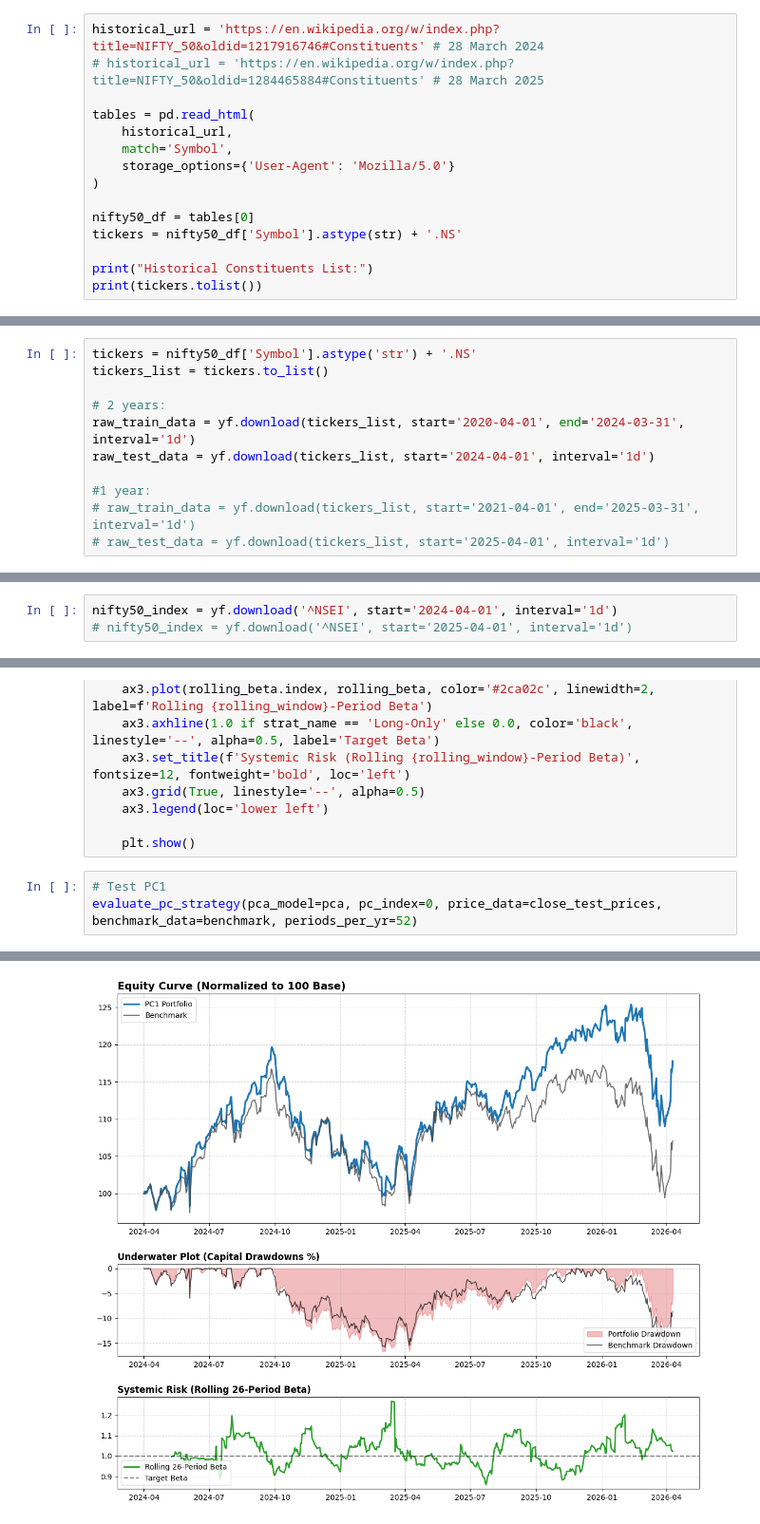
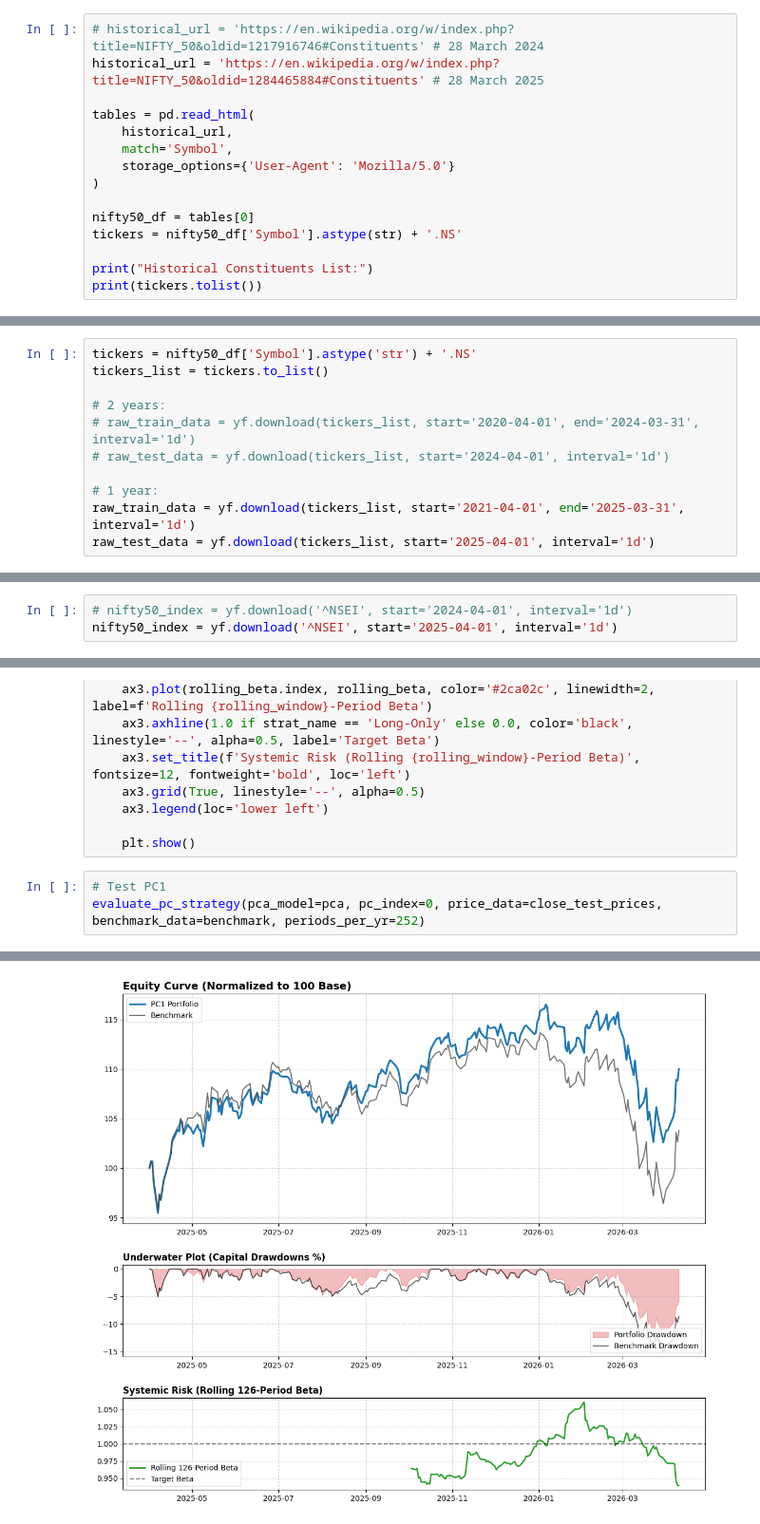
Before and after one commit to Abhisek-Gupta/eigenPortfolio, a Jupyter notebook: nifty50_5y_1d/nifty50_1d_simulation.ipynb, the cells around one changed output, grey strips where cells are left out. Shown at 95% size. Drawn from its saved outputs; the diff is of its cells as text.

```diff
--- a/nifty50_5y_1d/nifty50_1d_simulation.ipynb
+++ b/nifty50_5y_1d/nifty50_1d_simulation.ipynb
@@ -10,8 +10,8 @@ import requests
 import io
 from sklearn.model_selection import train_test_split
 # %%
-historical_url = 'https://en.wikipedia.org/w/index.php?title=NIFTY_50&oldid=1217916746#Constituents' # 28 March 2024
-# historical_url = 'https://en.wikipedia.org/w/index.php?title=NIFTY_50&oldid=1284465884#Constituents' # 28 March 2025
+# historical_url = 'https://en.wikipedia.org/w/index.php?title=NIFTY_50&oldid=1217916746#Constituents' # 28 March 2024
+historical_url = 'https://en.wikipedia.org/w/index.php?title=NIFTY_50&oldid=1284465884#Constituents' # 28 March 2025
 
 tables = pd.read_html(
     historical_url,
@@ -32,10 +32,10 @@ tickers = nifty50_df['Symbol'].astype('str') + '.NS'
 tickers_list = tickers.to_list()
 
 # 2 years:
-raw_train_data = yf.download(tickers_list, start='2020-04-01', end='2024-03-31', interval='1d')
-raw_test_data = yf.download(tickers_list, start='2024-04-01', interval='1d')
+# raw_train_data = yf.download(tickers_list, start='2020-04-01', end='2024-03-31', interval='1d')
+# raw_test_data = yf.download(tickers_list, start='2024-04-01', interval='1d')
 
-#1 year:
-# raw_train_data = yf.download(tickers_list, start='2021-04-01', end='2025-03-31', interval='1d')
-# raw_test_data = yf.download(tickers_list, start='2025-04-01', interval='1d')
+# 1 year:
+raw_train_data = yf.download(tickers_list, start='2021-04-01', end='2025-03-31', interval='1d')
+raw_test_data = yf.download(tickers_list, start='2025-04-01', interval='1d')
 # %% [output]
@@ -52,6 +51,6 @@ ERROR:yfinance:['TATAMOTORS.NS']: YFTzMissingError('possibly delisted; no timezo
 # %%
-nifty50_index = yf.download('^NSEI', start='2024-04-01', interval='1d')
-# nifty50_index = yf.download('^NSEI', start='2025-04-01', interval='1d')
+# nifty50_index = yf.download('^NSEI', start='2024-04-01', interval='1d')
+nifty50_index = yf.download('^NSEI', start='2025-04-01', interval='1d')
 # %% [output]
 [*********************100%***********************]  1 of 1 completed
 # %%
@@ -454,7 +453,7 @@ def evaluate_pc_strategy(pca_model, pc_index, price_data, benchmark_data, strate
     plt.show()
 # %%
 # Test PC1
-evaluate_pc_strategy(pca_model=pca, pc_index=0, price_data=close_test_prices, benchmark_data=benchmark, periods_per_yr=52)
+evaluate_pc_strategy(pca_model=pca, pc_index=0, price_data=close_test_prices, benchmark_data=benchmark, periods_per_yr=252)
 # %% [output]
 =================================================================
  STRATEGY REPORT: Principal Component 1 [Long-Only]
@@ -471,4 +470,4 @@ evaluate_pc_strategy(pca_model=pca, pc_index=0, price_data=close_test_prices, be
-[figure, old version]
+[figure, new version]
 # %%
 # Test PC2
 evaluate_pc_strategy(pca_model=pca, pc_index=1, price_data=close_test_prices, benchmark_data=benchmark, periods_per_yr=252)
```
Also changed, not shown: parts of 17 cells of this notebook, 8 other files.
